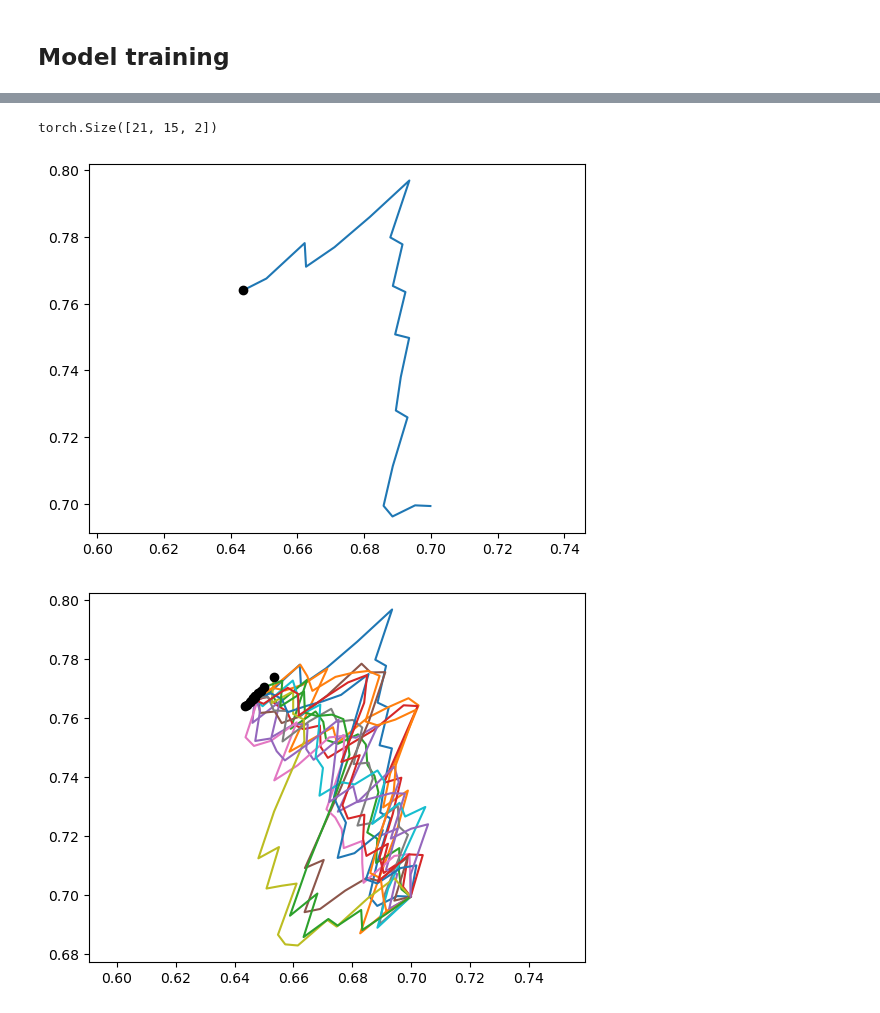
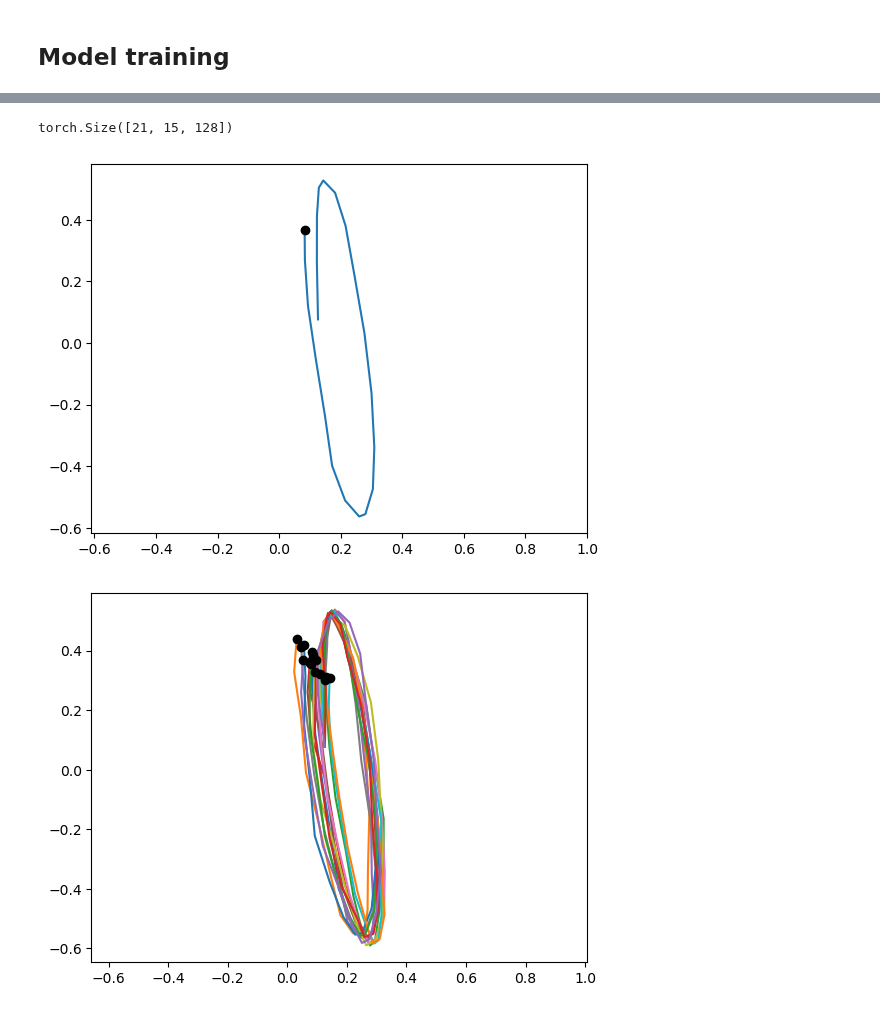
Before and after one commit to bioAI-Oslo/RNN-Adding-Problem-Representations, a Jupyter notebook: notebooks/regularized.ipynb, the cells around one changed output, grey strips where cells are left out. Cells and saved outputs as stored; diff of their text form; code cells hidden in the pictures.

```diff
--- a/notebooks/regularized.ipynb
+++ b/notebooks/regularized.ipynb
@@ -69,7 +69,7 @@ tensor([[0.0289],
 # %% [markdown]
 ## Model training
 # %%
-hidden_size = 2
+hidden_size = 128
 input_size = 1
 output_size = 1
 
@@ -81,7 +81,7 @@ if train1:
     # model1 = RNN_L2(input_size,t_steps,output_size,hidden_size,lr=0.001,w_decay=0.000,act_decay=1000,irnn=False,outputnn=True,Wx_normalize=False,activation=False)
     model1 = RNN_circular_ND(input_size,t_steps,output_size,hidden_size,lr=0.0001,w_decay=0.000,act_decay=0.01,irnn=True,outputnn=False,Wx_normalize=False,activation=False,rotation_init=False,bias=False)
     # print("Guess on the first 15 training data: ", model1(data[0:15]))
-    _ = model1.train(epochs=1000)
+    _ = model1.train(epochs=5000)
     model1.plot_losses(average=30)
     # model1.plot_accs()
     print("Guess on the first 15 training data: ", model1(data[0:15]))
@@ -121,17 +121,17 @@ plt.show()
 # %%
 n = 0
 print(model1.hts.shape)
 model1.hts[:,n,:].shape
 hts_cric = model1.hts.detach().numpy()
-plt.plot(hts_cric[:,n,0],hts_cric[:,n,1],"-")
-plt.plot(hts_cric[-1,n,0],hts_cric[-1,n,1],"o",color="black")
+plt.plot(hts_cric[:,n,33],hts_cric[:,n,79],"-")
+plt.plot(hts_cric[-1,n,33],hts_cric[-1,n,79],"o",color="black")
 plt.axis("equal")
 plt.show()
-plt.plot(hts_cric[:,:,0],hts_cric[:,:,1],"-")
-plt.plot(hts_cric[-1,:,0],hts_cric[-1,:,1],"o",color="black")
+plt.plot(hts_cric[:,:,33],hts_cric[:,:,79],"-")
+plt.plot(hts_cric[-1,:,33],hts_cric[-1,:,79],"o",color="black")
 plt.axis("equal")
 plt.show()
 # %% [output]
-torch.Size([21, 15, 2])
+torch.Size([21, 15, 128])
-[figure, old version]
+[figure, new version]
-[figure, old version]
+[figure, new version]
```
Also changed, not shown: parts of 17 cells of this notebook, 2 other files.
